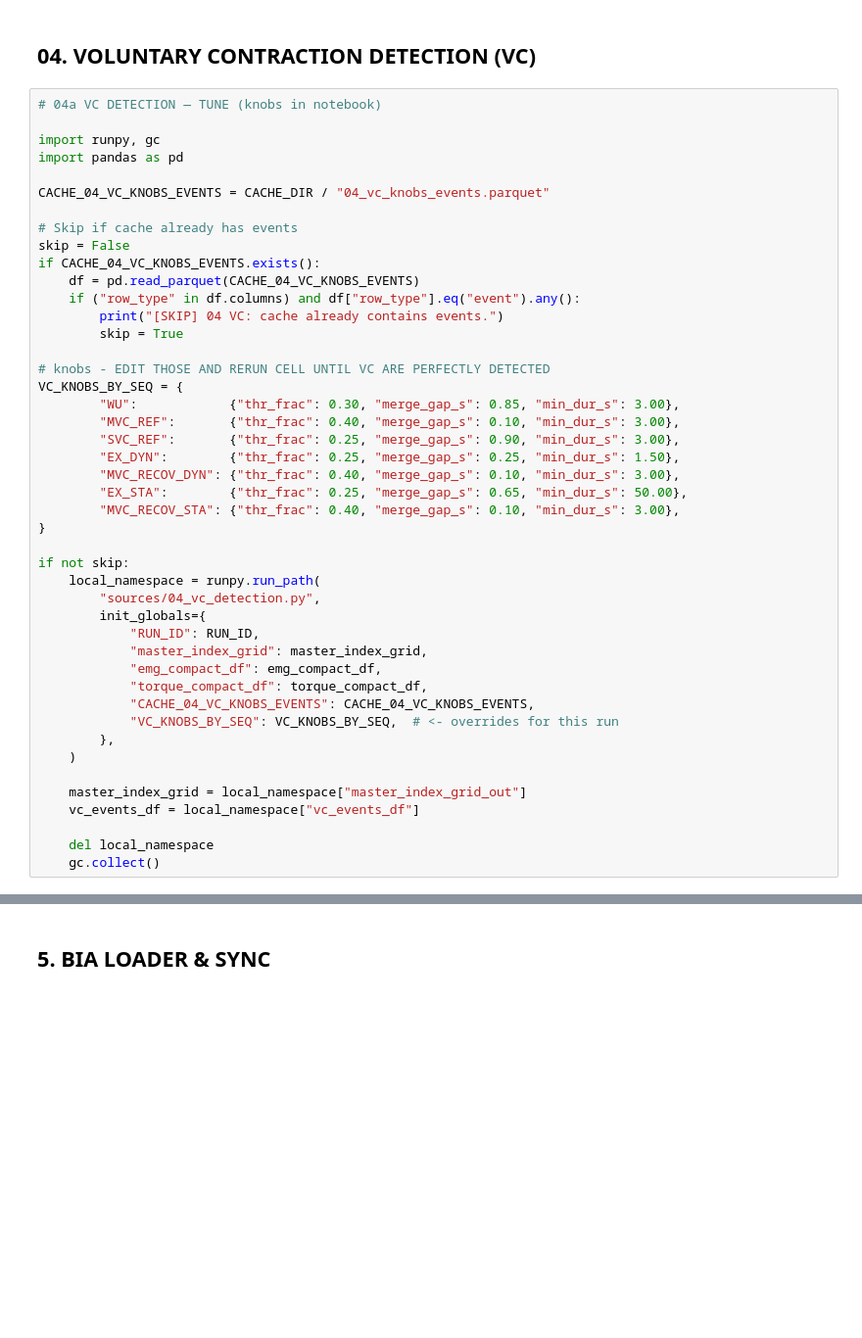
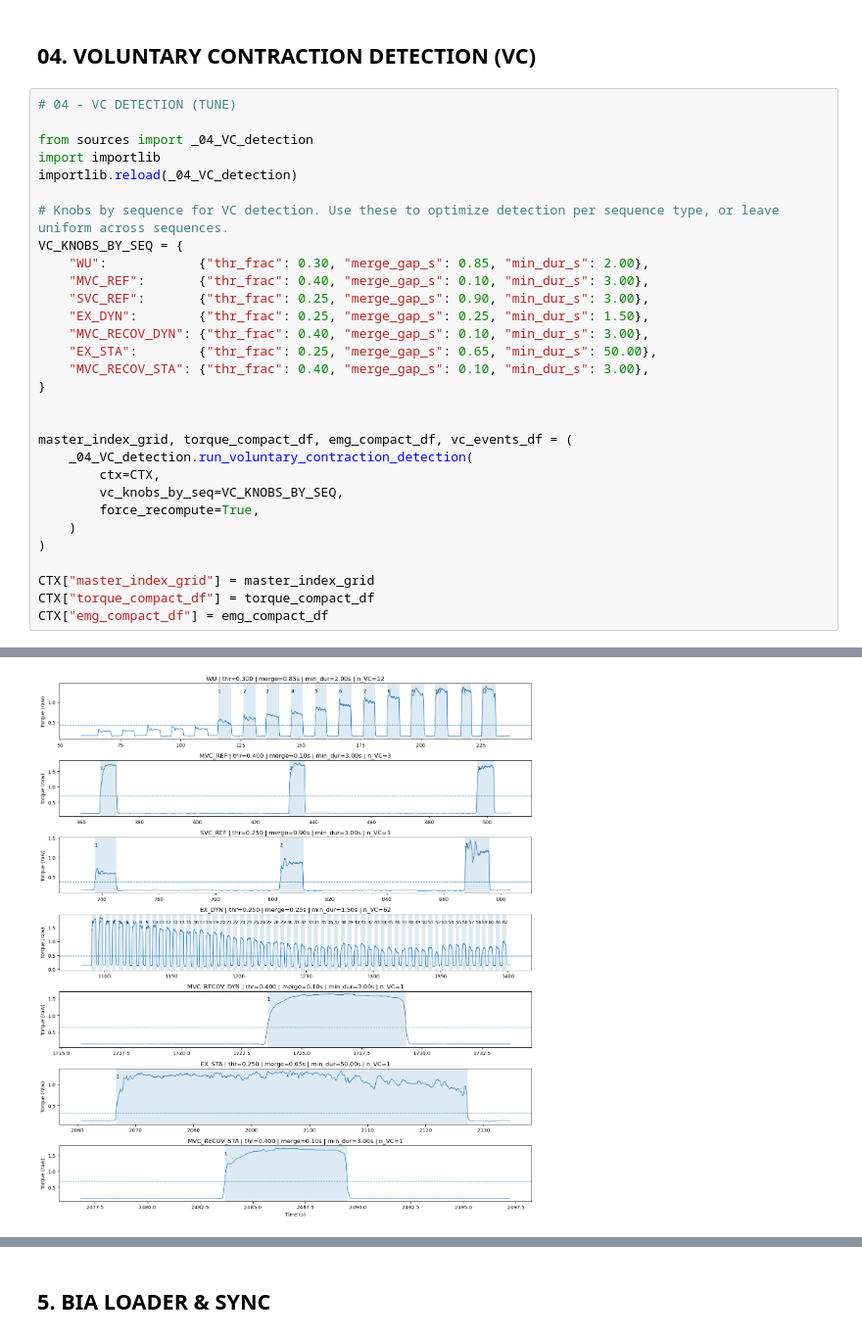
Before and after one commit to MorganVir/AMSTROM_CAMPAIGN, a Jupyter notebook: main.ipynb, the cells around one changed output, grey strips where cells are left out. Shown at 98% size. Cells and saved outputs as stored; diff of their text form; blank space fills up the shorter version.

```diff
--- a/main.ipynb
+++ b/main.ipynb
@@ -203,47 +168,33 @@ else:
 # %% [markdown]
 ## 04. VOLUNTARY CONTRACTION DETECTION (VC)
 # %%
-# 04a VC DETECTION — TUNE (knobs in notebook)
+# 04 - VC DETECTION (TUNE)
 
-import runpy, gc
-import pandas as pd
+from sources import _04_VC_detection
+import importlib
+importlib.reload(_04_VC_detection)
 
-CACHE_04_VC_KNOBS_EVENTS = CACHE_DIR / "04_vc_knobs_events.parquet"
-
-# Skip if cache already has events
-skip = False
-if CACHE_04_VC_KNOBS_EVENTS.exists():
-    df = pd.read_parquet(CACHE_04_VC_KNOBS_EVENTS)
-    if ("row_type" in df.columns) and df["row_type"].eq("event").any():
-        print("[SKIP] 04 VC: cache already contains events.")
-        skip = True
-
-# knobs - EDIT THOSE AND RERUN CELL UNTIL VC ARE PERFECTLY DETECTED
+# Knobs by sequence for VC detection. Use these to optimize detection per sequence type, or leave uniform across sequences.
 VC_KNOBS_BY_SEQ = {
-        "WU":            {"thr_frac": 0.30, "merge_gap_s": 0.85, "min_dur_s": 3.00},
-        "MVC_REF":       {"thr_frac": 0.40, "merge_gap_s": 0.10, "min_dur_s": 3.00},
-        "SVC_REF":       {"thr_frac": 0.25, "merge_gap_s": 0.90, "min_dur_s": 3.00},
-        "EX_DYN":        {"thr_frac": 0.25, "merge_gap_s": 0.25, "min_dur_s": 1.50},
-        "MVC_RECOV_DYN": {"thr_frac": 0.40, "merge_gap_s": 0.10, "min_dur_s": 3.00},
-        "EX_STA":        {"thr_frac": 0.25, "merge_gap_s": 0.65, "min_dur_s": 50.00},
-        "MVC_RECOV_STA": {"thr_frac": 0.40, "merge_gap_s": 0.10, "min_dur_s": 3.00},
+    "WU":            {"thr_frac": 0.30, "merge_gap_s": 0.85, "min_dur_s": 2.00},
+    "MVC_REF":       {"thr_frac": 0.40, "merge_gap_s": 0.10, "min_dur_s": 3.00},
+    "SVC_REF":       {"thr_frac": 0.25, "merge_gap_s": 0.90, "min_dur_s": 3.00},
+    "EX_DYN":        {"thr_frac": 0.25, "merge_gap_s": 0.25, "min_dur_s": 1.50},
+    "MVC_RECOV_DYN": {"thr_frac": 0.40, "merge_gap_s": 0.10, "min_dur_s": 3.00},
+    "EX_STA":        {"thr_frac": 0.25, "merge_gap_s": 0.65, "min_dur_s": 50.00},
+    "MVC_RECOV_STA": {"thr_frac": 0.40, "merge_gap_s": 0.10, "min_dur_s": 3.00},
 }
 
-if not skip:
-    local_namespace = runpy.run_path(
-        "sources/04_vc_detection.py",
-        init_globals={
-            "RUN_ID": RUN_ID,
-            "master_index_grid": master_index_grid,
-            "emg_compact_df": emg_compact_df,
-            "torque_compact_df": torque_compact_df,
-            "CACHE_04_VC_KNOBS_EVENTS": CACHE_04_VC_KNOBS_EVENTS,
-            "VC_KNOBS_BY_SEQ": VC_KNOBS_BY_SEQ,  # <- overrides for this run
-        },
+
+master_index_grid, torque_compact_df, emg_compact_df, vc_events_df = (
+    _04_VC_detection.run_voluntary_contraction_detection(
+        ctx=CTX,
+        vc_knobs_by_seq=VC_KNOBS_BY_SEQ,
+        force_recompute=True,
     )
+)
 
-    master_index_grid = local_namespace["master_index_grid_out"]
-    vc_events_df = local_namespace["vc_events_df"]
-
-    del local_namespace
-    gc.collect()
+CTX["master_index_grid"] = master_index_grid
+CTX["torque_compact_df"] = torque_compact_df
+CTX["emg_compact_df"] = emg_compact_df
+# %% [output]
@@ -249,0 +209 @@ if not skip:
+[figure, added]
```
Also changed, not shown: parts of 32 cells of this notebook, 24 other files.
